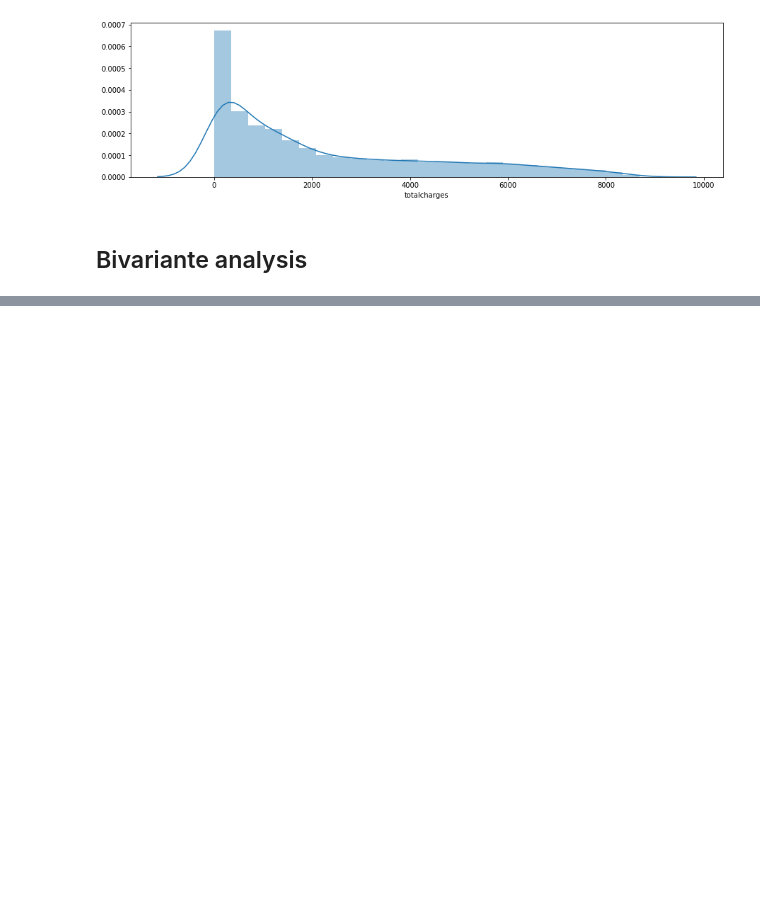
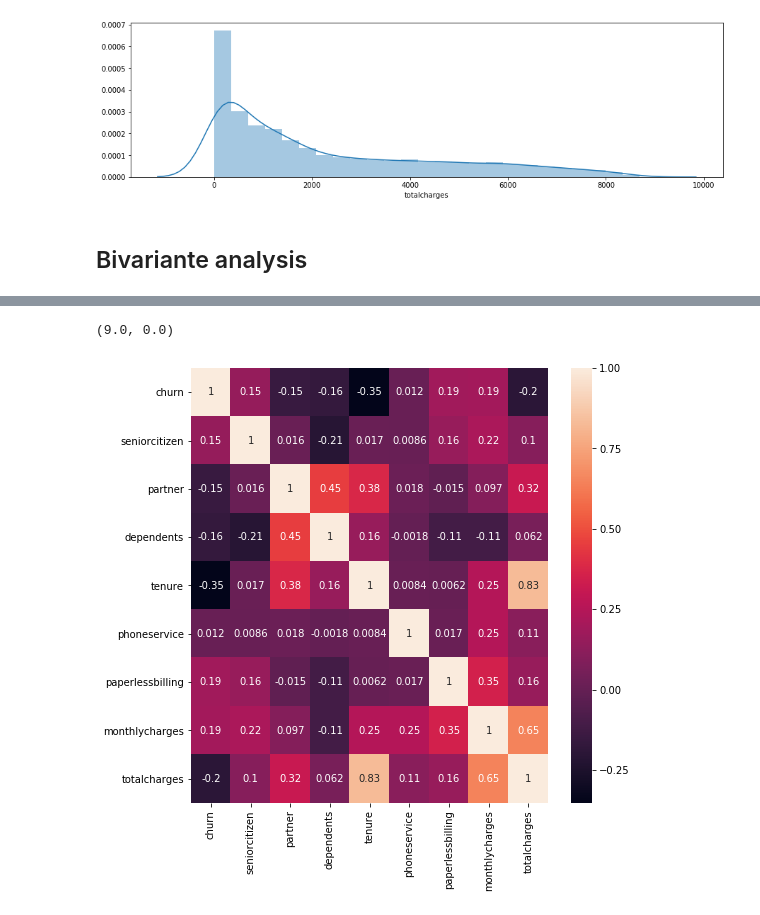
Before and after one commit to shambekela/Churn-Prediction, a Jupyter notebook: Churn-Prediction.ipynb, the cells around one changed output, grey strips where cells are left out. Saved outputs shown, nothing was run; the diff lists cells and outputs as text; code cells hidden in the pictures; blank space fills up the shorter version.

```diff
--- a/Churn-Prediction.ipynb
+++ b/Churn-Prediction.ipynb
@@ -466,0 +498,10 @@ fig = plt.figure(figsize=(15,  1))
+# %%
+df_corr = df_bin.corr()
+# %%
+fig = plt.figure(figsize=(8, 8))
+ax = sns.heatmap(df_corr, annot=True) #notation: "annot" not "annote"
+bottom, top = ax.get_ylim()
+ax.set_ylim(bottom + 0.5, top - 0.5)
+# %% [output]
+(9.0, 0.0)
+[figure, added]
```
Also changed, not shown: parts of 9 cells of this notebook.
